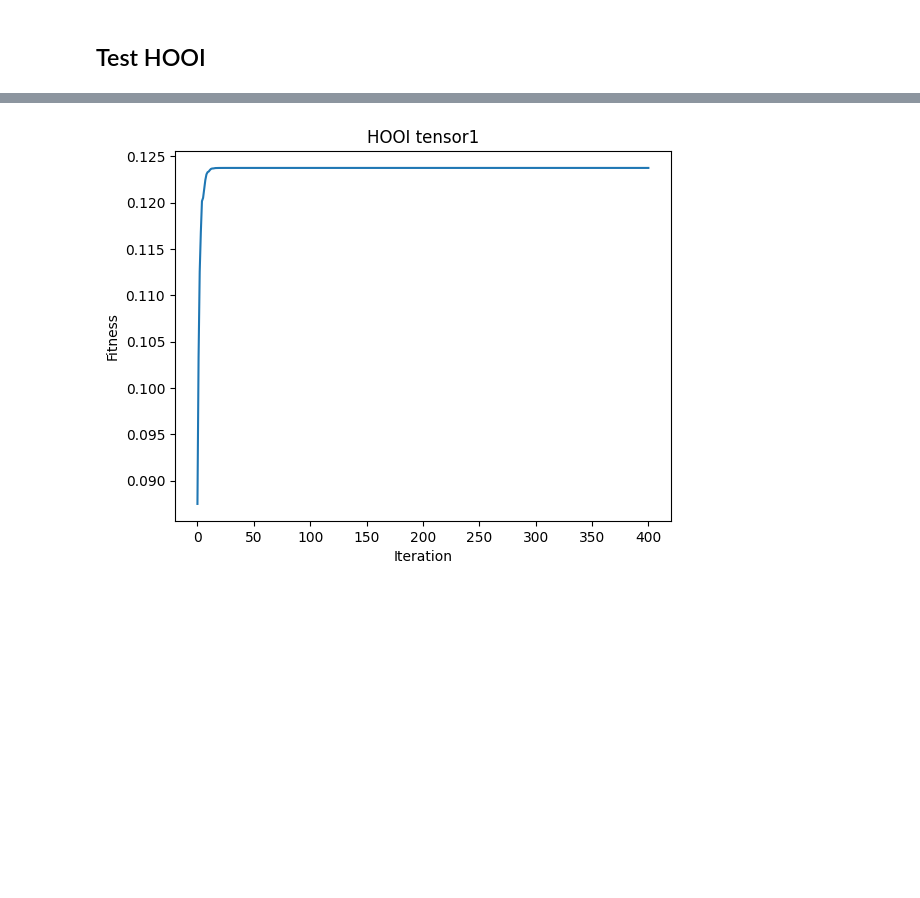
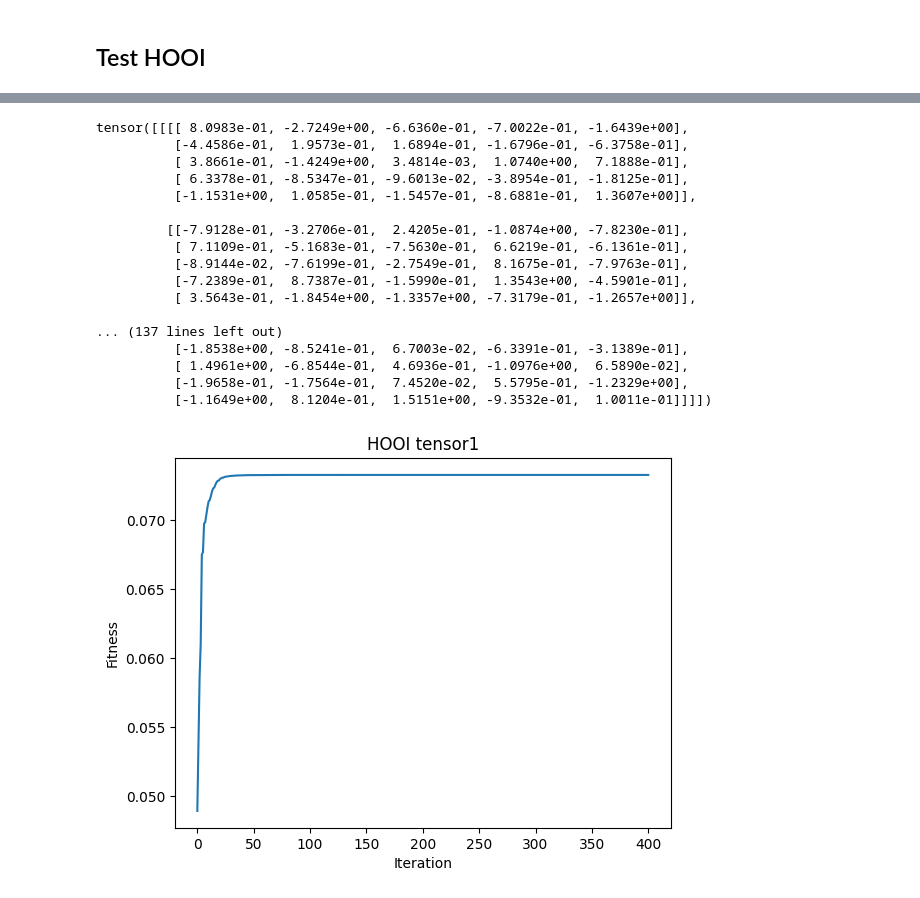
Before and after one commit to DineshAvulaMohanaDurga/Tensors-term-paper, a Jupyter notebook: test1_HOOI.ipynb, the cells around one changed output, grey strips where cells are left out. Cells and saved outputs as stored; diff of their text form; code cells hidden in the pictures; blank space fills up the shorter version.

Commit message:
plot add

```diff
--- a/test1_HOOI.ipynb
+++ b/test1_HOOI.ipynb
@@ -275,10 +275,31 @@ Norm difference between original tensor and reconstructed tensor: 16.47583389282
 # %%
 #Now plot
+T= torch.randn(5,5,5,5)
+print(T)
+ranks=[1,2,4,3]
+G, A, fitness_arr = Tucker_ALS(T, ranks)
 itera=[i for i in range(len(fitness_arr))]
 plt.plot(itera, fitness_arr)
 plt.xlabel('Iteration')
 plt.ylabel('Fitness')
 plt.title('HOOI tensor1')
 plt.show()
 # %% [output]
+tensor([[[[ 8.0983e-01, -2.7249e+00, -6.6360e-01, -7.0022e-01, -1.6439e+00],
+          [-4.4586e-01,  1.9573e-01,  1.6894e-01, -1.6796e-01, -6.3758e-01],
+          [ 3.8661e-01, -1.4249e+00,  3.4814e-03,  1.0740e+00,  7.1888e-01],
+          [ 6.3378e-01, -8.5347e-01, -9.6013e-02, -3.8954e-01, -1.8125e-01],
+          [-1.1531e+00,  1.0585e-01, -1.5457e-01, -8.6881e-01,  1.3607e+00]],
+
+         [[-7.9128e-01, -3.2706e-01,  2.4205e-01, -1.0874e+00, -7.8230e-01],
+          [ 7.1109e-01, -5.1683e-01, -7.5630e-01,  6.6219e-01, -6.1361e-01],
+          [-8.9144e-02, -7.6199e-01, -2.7549e-01,  8.1675e-01, -7.9763e-01],
+          [-7.2389e-01,  8.7387e-01, -1.5990e-01,  1.3543e+00, -4.5901e-01],
+          [ 3.5643e-01, -1.8454e+00, -1.3357e+00, -7.3179e-01, -1.2657e+00]],
+
+... (137 lines left out)
+          [-1.8538e+00, -8.5241e-01,  6.7003e-02, -6.3391e-01, -3.1389e-01],
+          [ 1.4961e+00, -6.8544e-01,  4.6936e-01, -1.0976e+00,  6.5890e-02],
+          [-1.9658e-01, -1.7564e-01,  7.4520e-02,  5.5795e-01, -1.2329e+00],
+          [-1.1649e+00,  8.1204e-01,  1.5151e+00, -9.3532e-01,  1.0011e-01]]]])
-[figure, old version]
+[figure, new version]
```
Also changed, not shown: parts of 1 cell of this notebook, 2 other files.
